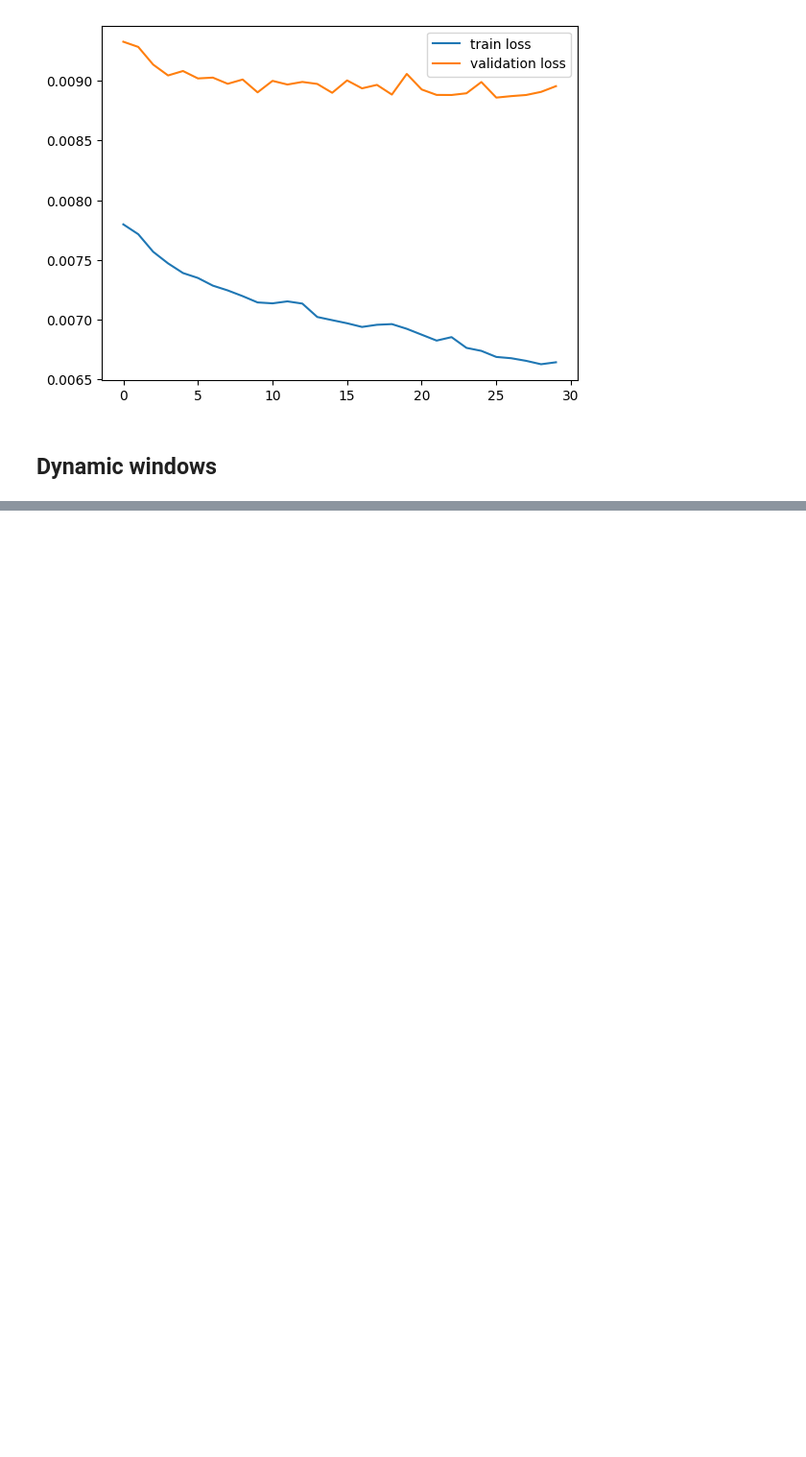
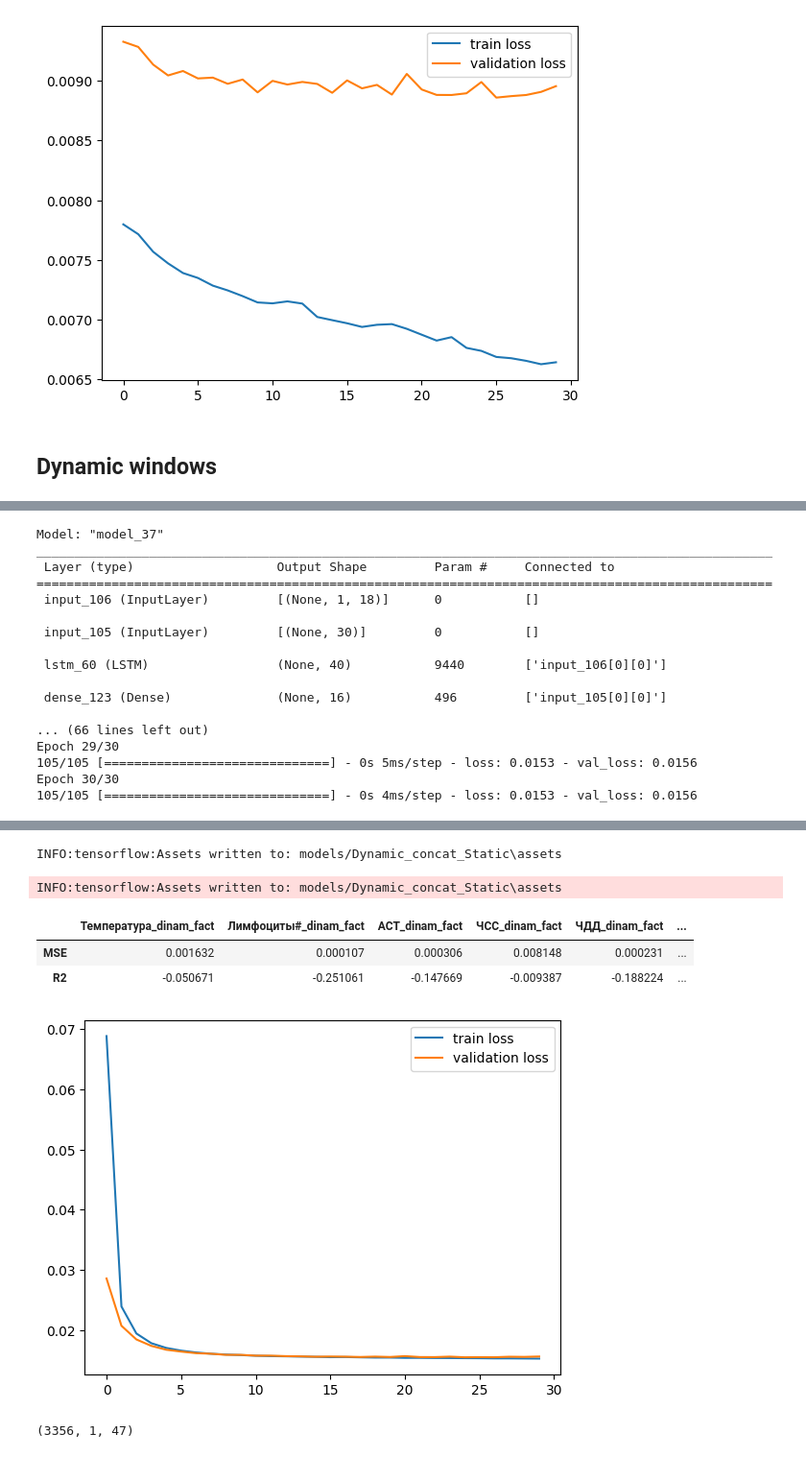
Before and after one commit to geniusserg/CovidPredict, a Jupyter notebook: ml_improved.ipynb, the cells around one changed output, grey strips where cells are left out. Shown at 96% size. Drawn from its saved outputs; the diff is of its cells as text; code cells hidden in the pictures; blank space fills up the shorter version.

Commit message:
add some windows

```diff
--- a/ml_improved.ipynb
+++ b/ml_improved.ipynb
@@ -674,0 +722,35 @@ INFO:tensorflow:Assets written to: models/Dynamic_concat_Static\assets
+# %%
+SPARAMS_LENGTH = S_train.shape[1]
+DPARAMS_LENGTH = D_train.shape[2]
+WINDOW=1
+input_static = Input((SPARAMS_LENGTH))
+input_dinamic = Input((WINDOW, DPARAMS_LENGTH))
+dense_layer = Dense(16, activation='relu')(input_static)
+lstm_layer = LSTM(40, return_state=False)(input_dinamic)
+result_layer = Dense(13, activation='linear')(concatenate([lstm_layer, dense_layer]))
+model_multi = Model(inputs=[input_static, input_dinamic], outputs=result_layer)
+model_multi.summary()
+model_multi.compile(optimizer="adam", loss="mse")
+
+history = model_multi.fit(x=[S_train, D_train], y=y_train, validation_data=([S_val, D_val], y_val), epochs=30)
+model_multi.save("models/Dynamic_concat_Static")
+
+show_results([S_val, D_val], y_val, model_multi, history)
+# %% [output]
+Model: "model_37"
+__________________________________________________________________________________________________
+ Layer (type)                   Output Shape         Param #     Connected to
+==================================================================================================
+ input_106 (InputLayer)         [(None, 1, 18)]      0           []
+
+ input_105 (InputLayer)         [(None, 30)]         0           []
+
+ lstm_60 (LSTM)                 (None, 40)           9440        ['input_106[0][0]']
+
+ dense_123 (Dense)              (None, 16)           496         ['input_105[0][0]']
+
+... (66 lines left out)
+Epoch 29/30
+105/105 [==============================] - 0s 5ms/step - loss: 0.0153 - val_loss: 0.0156
+Epoch 30/30
+105/105 [==============================] - 0s 4ms/step - loss: 0.0153 - val_loss: 0.0156
@@ -674,0 +758,10 @@ INFO:tensorflow:Assets written to: models/Dynamic_concat_Static\assets
+INFO:tensorflow:Assets written to: models/Dynamic_concat_Static\assets
+INFO:tensorflow:Assets written to: models/Dynamic_concat_Static\assets
+|  | Температура_dinam_fact | Лимфоциты#_dinam_fact | АСТ_dinam_fact | ЧСС_dinam_fact | ЧДД_dinam_fact | ... |
+| MSE | 0.001632 | 0.000107 | 0.000306 | 0.008148 | 0.000231 | ... |
+| R2 | -0.050671 | -0.251061 | -0.147669 | -0.009387 | -0.188224 | ... |
+[figure, added]
+# %%
+X_train.shape
+# %% [output]
+(3356, 1, 47)
```
Also changed, not shown: parts of 11 cells of this notebook, 32 other files.
